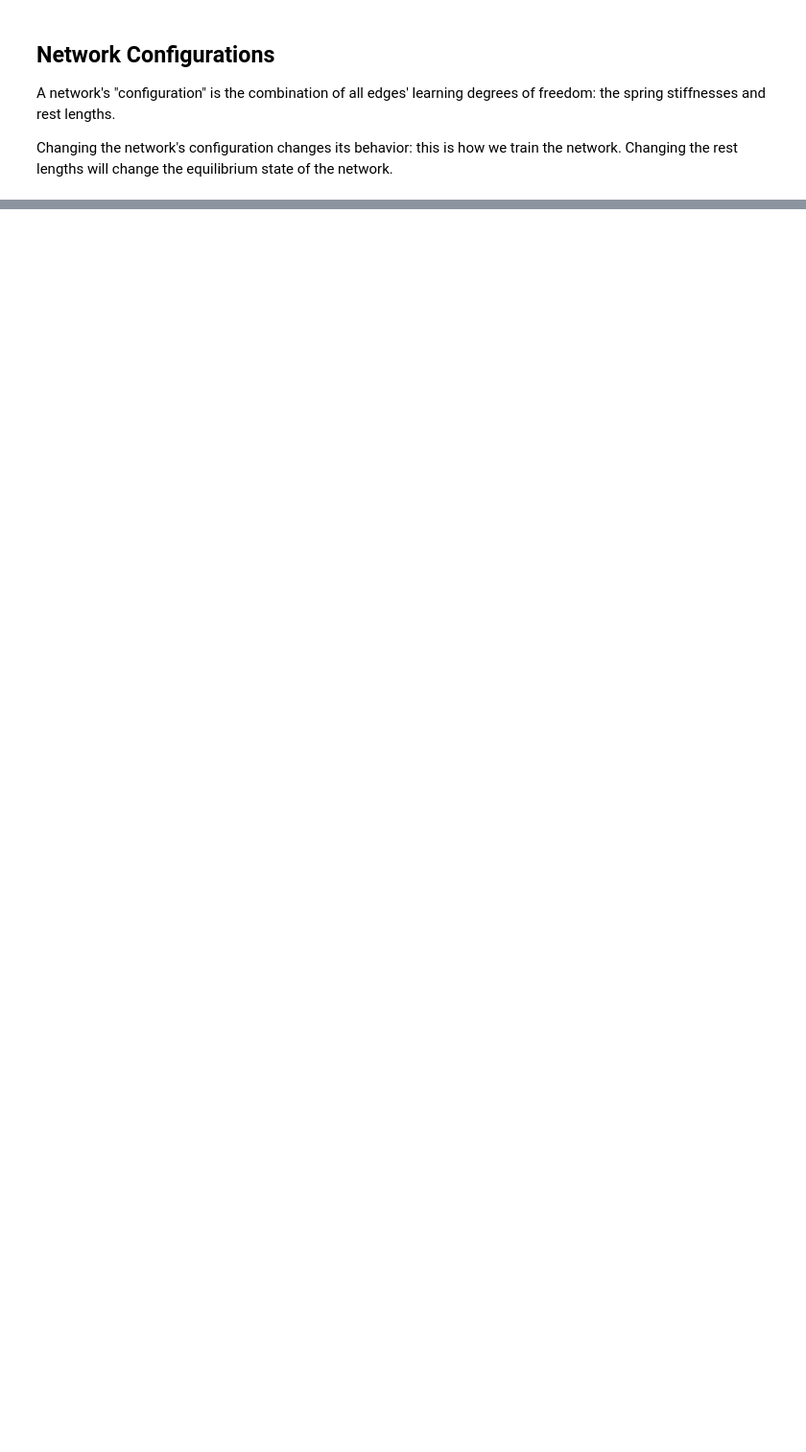
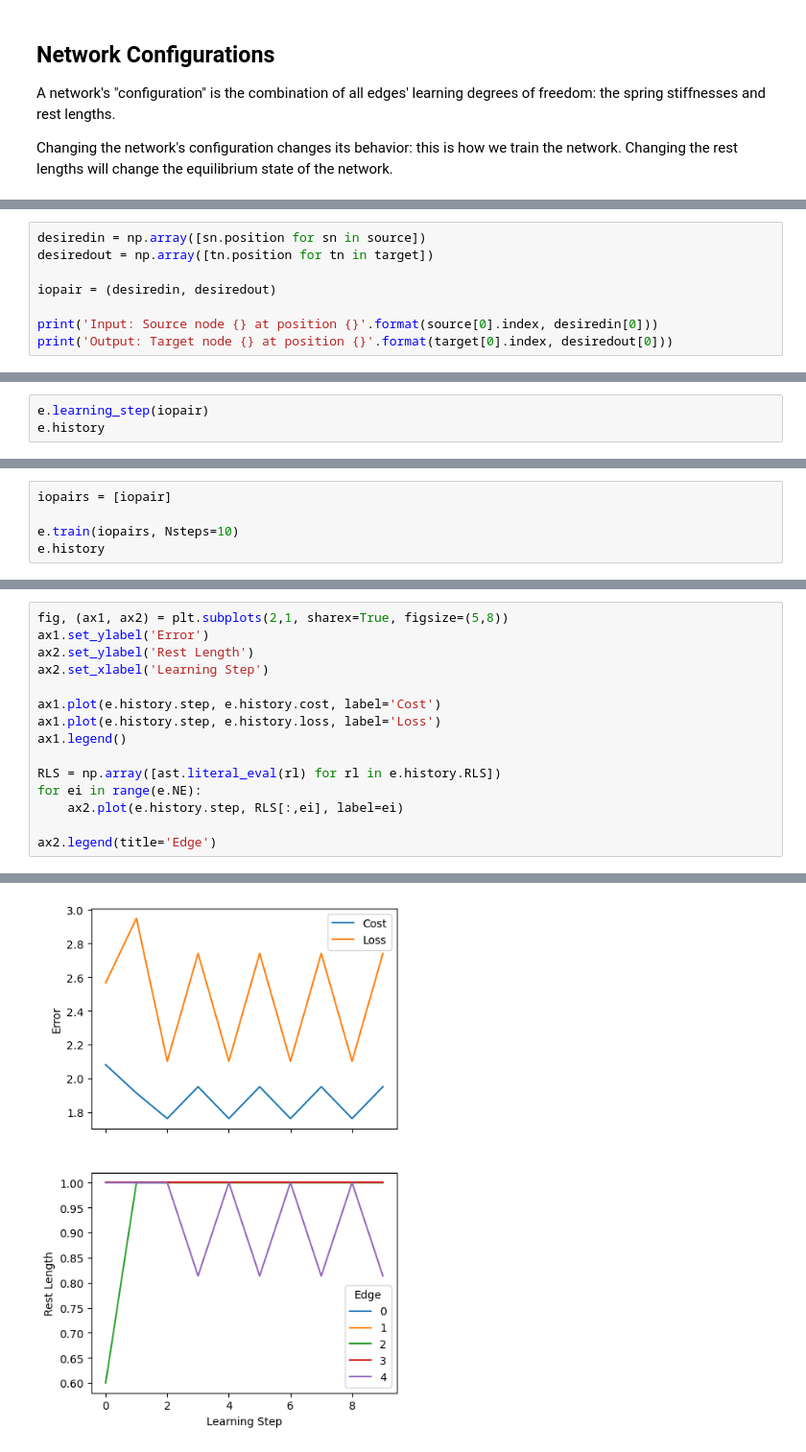
Before and after one commit to laltman2/LearningNetworks, a Jupyter notebook: Tutorial_Demo.ipynb, the cells around one changed output, grey strips where cells are left out. Shown at 96% size. Cells and saved outputs as stored; diff of their text form; blank space fills up the shorter version.

```diff
--- a/Tutorial_Demo.ipynb
+++ b/Tutorial_Demo.ipynb
@@ -127,0 +108,8 @@ These two metrics need not be the same, but their derivatives in learning space
+# %%
+desiredin = np.array([sn.position for sn in source])
+desiredout = np.array([tn.position for tn in target])
+
+iopair = (desiredin, desiredout)
+
+print('Input: Source node {} at position {}'.format(source[0].index, desiredin[0]))
+print('Output: Target node {} at position {}'.format(target[0].index, desiredout[0]))
@@ -139,0 +149,3 @@ Loss: 0.858039737220381
+# %%
+e.learning_step(iopair)
+e.history
@@ -139,0 +161,5 @@ Loss: 0.858039737220381
+# %%
+iopairs = [iopair]
+
+e.train(iopairs, Nsteps=10)
+e.history
@@ -139,0 +186,16 @@ Loss: 0.858039737220381
+# %%
+fig, (ax1, ax2) = plt.subplots(2,1, sharex=True, figsize=(5,8))
+ax1.set_ylabel('Error')
+ax2.set_ylabel('Rest Length')
+ax2.set_xlabel('Learning Step')
+
+ax1.plot(e.history.step, e.history.cost, label='Cost')
+ax1.plot(e.history.step, e.history.loss, label='Loss')
+ax1.legend()
+
+RLS = np.array([ast.literal_eval(rl) for rl in e.history.RLS])
+for ei in range(e.NE):
+    ax2.plot(e.history.step, RLS[:,ei], label=ei)
+
+ax2.legend(title='Edge')
+# %% [output]
@@ -139,0 +203 @@ Loss: 0.858039737220381
+[figure, added]
```
Also changed, not shown: parts of 19 cells of this notebook, 1 other file.
